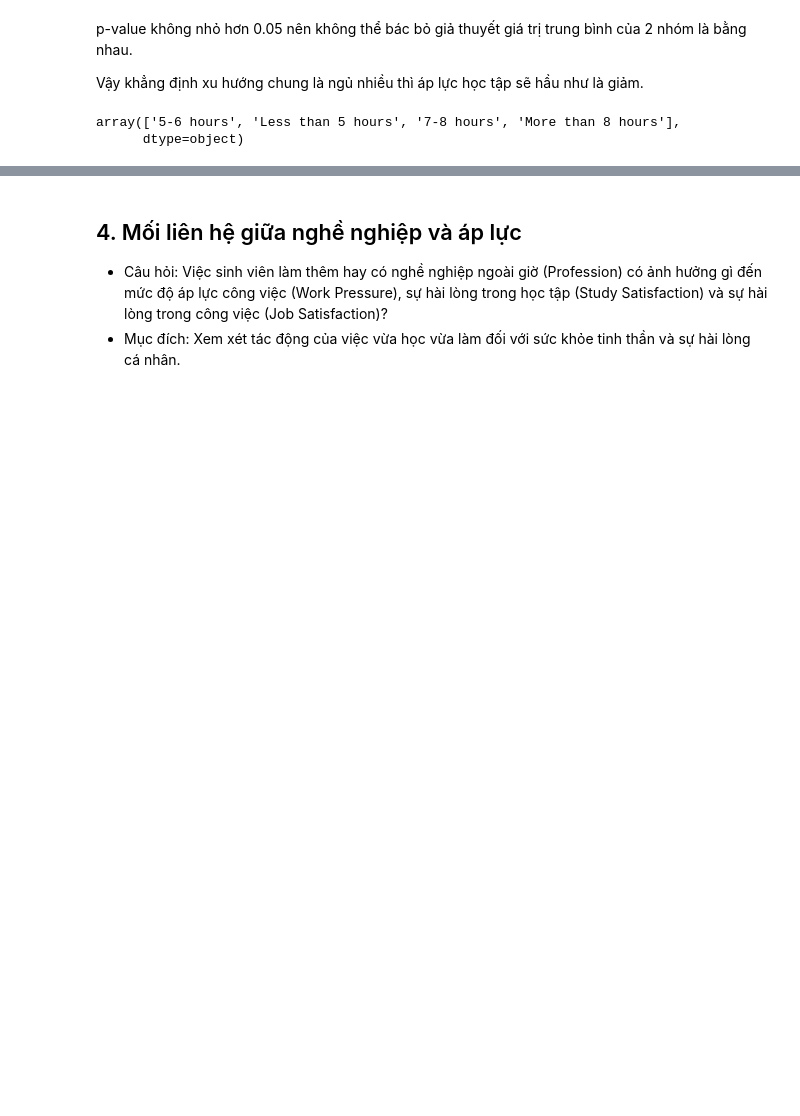
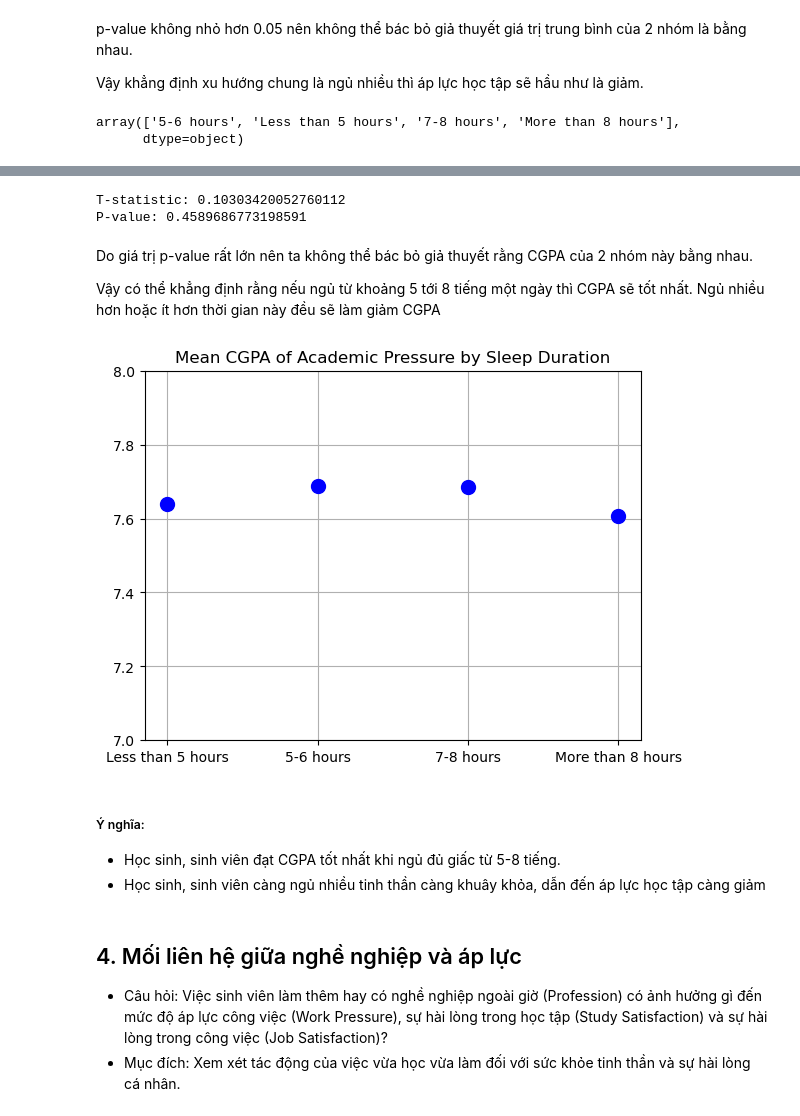
Before and after one commit to lhldanh/HCMUS_-CSC17104_Final_Project, a Jupyter notebook: main.ipynb, the cells around one changed output, grey strips where cells are left out. Cells and saved outputs as stored; diff of their text form; code cells hidden in the pictures; blank space fills up the shorter version.

```diff
--- a/main.ipynb
+++ b/main.ipynb
@@ -334,0 +339,3 @@ plt.show()
+# %%
+stats=df3.groupby(['Sleep Duration'])['CGPA'].agg(['mean','std','count'])
+stats.loc[['Less than 5 hours','5-6 hours','7-8 hours','More than 8 hours']]
@@ -335,3 +355,34 @@ plt.show()
+# %%
+d2=df3[df3['Sleep Duration']=='5-6 hours']['CGPA']
+d3=df3[df3['Sleep Duration']=='7-8 hours']['CGPA']
+t_stat, p_value = ttest_ind(d2, d3, alternative='greater')
+print(f"T-statistic: {t_stat}")
+print(f"P-value: {p_value}")
+# %% [output]
+T-statistic: 0.10303420052760112
+P-value: 0.4589686773198591
+# %% [markdown]
+Do giá trị p-value rất lớn nên ta không thể bác bỏ giả thuyết rằng CGPA của 2 nhóm này bằng nhau.
+
+Vậy có thể khẳng định rằng nếu ngủ từ khoảng 5 tới 8 tiếng một ngày thì CGPA sẽ tốt nhất. Ngủ nhiều hơn hoặc ít hơn thời gian này đều sẽ làm giảm CGPA
+# %%
+
+labels=['Less than 5 hours','5-6 hours','7-8 hours','More than 8 hours']
+means = stats.loc[labels]['mean']
+
+# Create a dot plot
+plt.plot(labels, means, 'o', color='blue', markersize=10)
+plt.title('Mean CGPA of Academic Pressure by Sleep Duration')
+plt.ylim(7,8)
+plt.grid()
+
+plt.show()
+# %% [output]
+[figure, added]
+# %% [markdown]
+##### Ý nghĩa:
++ Học sinh, sinh viên đạt CGPA tốt nhất khi ngủ đủ giấc từ 5-8 tiếng.
++ Học sinh, sinh viên càng ngủ nhiều tinh thần càng khuây khỏa, dẫn đến áp lực học tập càng giảm
 # %% [markdown]
 ## 4. Mối liên hệ giữa nghề nghiệp và áp lực
 
```
Also changed, not shown: parts of 10 cells of this notebook.
